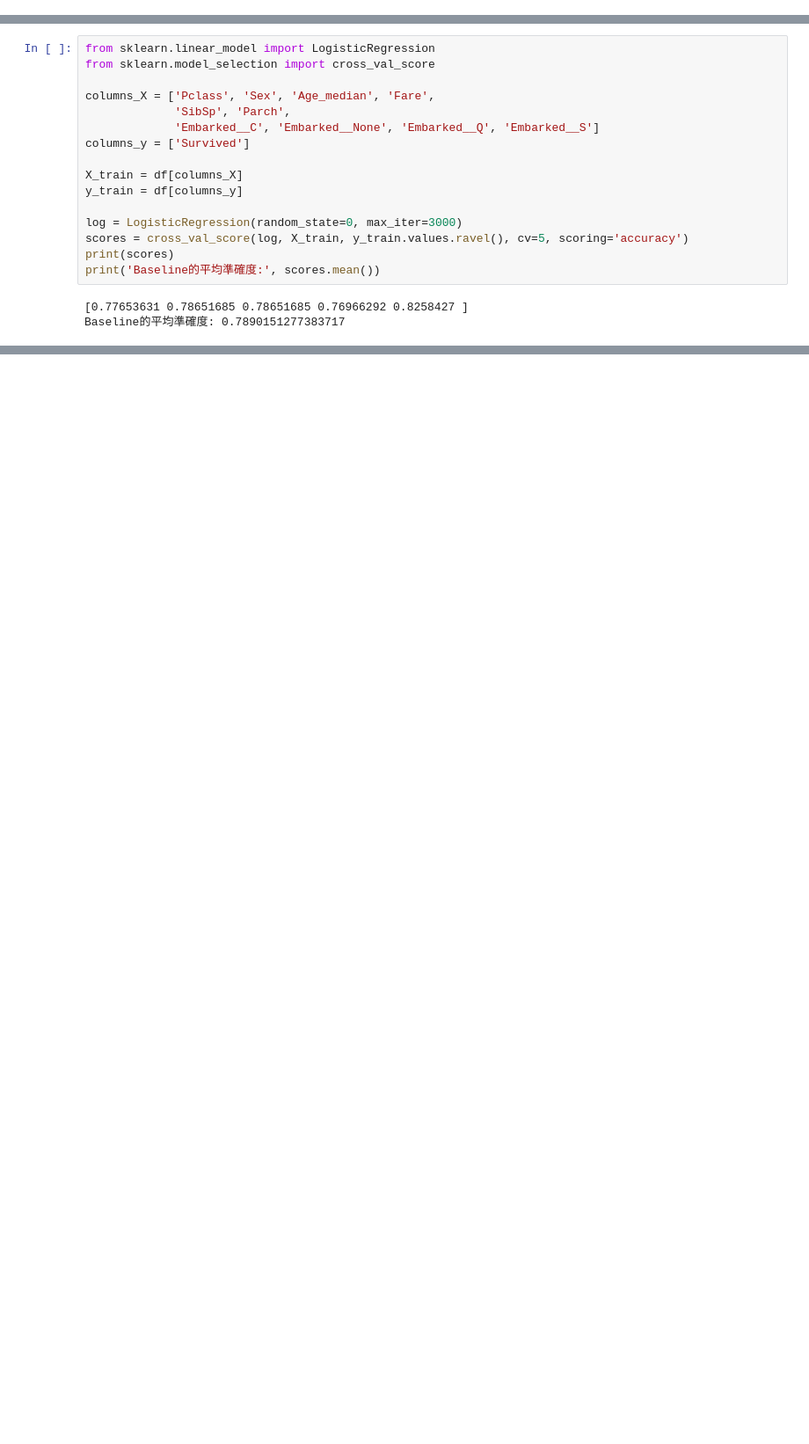
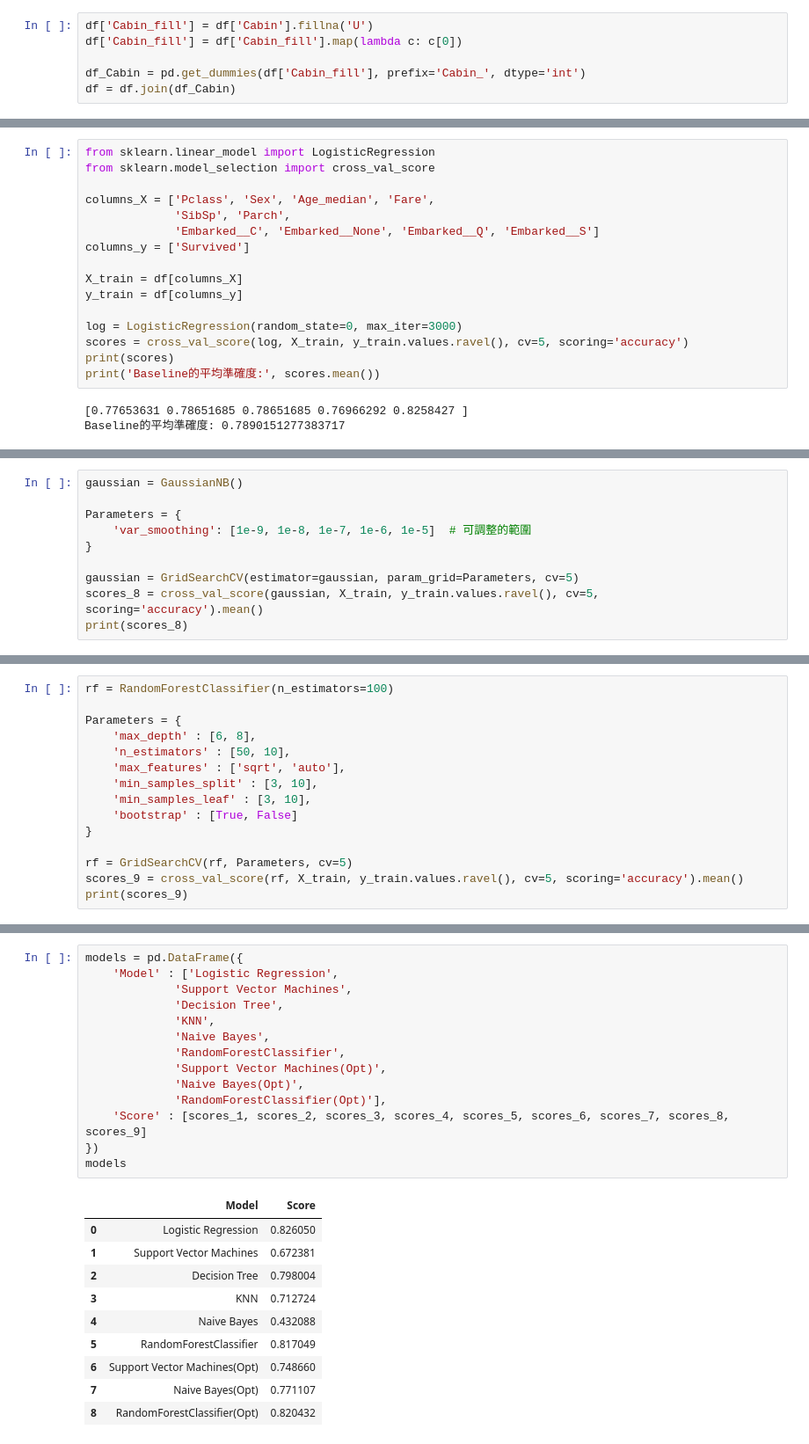
Before and after one commit to mavischi/titanic-data-science, a Jupyter notebook: Project_01_Titanic_Data_Science.ipynb, the cells around one changed output, grey strips where cells are left out. Shown at 88% size. Cells and saved outputs as stored; diff of their text form; blank space fills up the shorter version.

```diff
--- a/Project_01_Titanic_Data_Science.ipynb
+++ b/Project_01_Titanic_Data_Science.ipynb
@@ -352,0 +355,6 @@ df['Age_KNN'] = imputer.fit_transform(df[['Age']])
+# %%
+df['Cabin_fill'] = df['Cabin'].fillna('U')
+df['Cabin_fill'] = df['Cabin_fill'].map(lambda c: c[0])
+
+df_Cabin = pd.get_dummies(df['Cabin_fill'], prefix='Cabin_', dtype='int')
+df = df.join(df_Cabin)
@@ -458,0 +638,10 @@ Age_KNN : 0.8271608813006088
+# %%
+gaussian = GaussianNB()
+
+Parameters = {
+    'var_smoothing': [1e-9, 1e-8, 1e-7, 1e-6, 1e-5]  # 可調整的範圍
+}
+
+gaussian = GridSearchCV(estimator=gaussian, param_grid=Parameters, cv=5)
+scores_8 = cross_val_score(gaussian, X_train, y_train.values.ravel(), cv=5, scoring='accuracy').mean()
+print(scores_8)
@@ -458,0 +650,15 @@ Age_KNN : 0.8271608813006088
+# %%
+rf = RandomForestClassifier(n_estimators=100)
+
+Parameters = {
+    'max_depth' : [6, 8],
+    'n_estimators' : [50, 10],
+    'max_features' : ['sqrt', 'auto'],
+    'min_samples_split' : [3, 10],
+    'min_samples_leaf' : [3, 10],
+    'bootstrap' : [True, False]
+}
+
+rf = GridSearchCV(rf, Parameters, cv=5)
+scores_9 = cross_val_score(rf, X_train, y_train.values.ravel(), cv=5, scoring='accuracy').mean()
+print(scores_9)
@@ -458,0 +701,25 @@ Age_KNN : 0.8271608813006088
+# %%
+models = pd.DataFrame({
+    'Model' : ['Logistic Regression',
+             'Support Vector Machines',
+             'Decision Tree',
+             'KNN',
+             'Naive Bayes',
+             'RandomForestClassifier',
+             'Support Vector Machines(Opt)',
+             'Naive Bayes(Opt)',
+             'RandomForestClassifier(Opt)'],
+    'Score' : [scores_1, scores_2, scores_3, scores_4, scores_5, scores_6, scores_7, scores_8, scores_9]
+})
+models
+# %% [output]
+|  | Model | Score |
+| 0 | Logistic Regression | 0.826050 |
+| 1 | Support Vector Machines | 0.672381 |
+| 2 | Decision Tree | 0.798004 |
+| 3 | KNN | 0.712724 |
+| 4 | Naive Bayes | 0.432088 |
+| 5 | RandomForestClassifier | 0.817049 |
+| 6 | Support Vector Machines(Opt) | 0.748660 |
+| 7 | Naive Bayes(Opt) | 0.771107 |
+| 8 | RandomForestClassifier(Opt) | 0.820432 |
```
Also changed, not shown: parts of 32 cells of this notebook.
